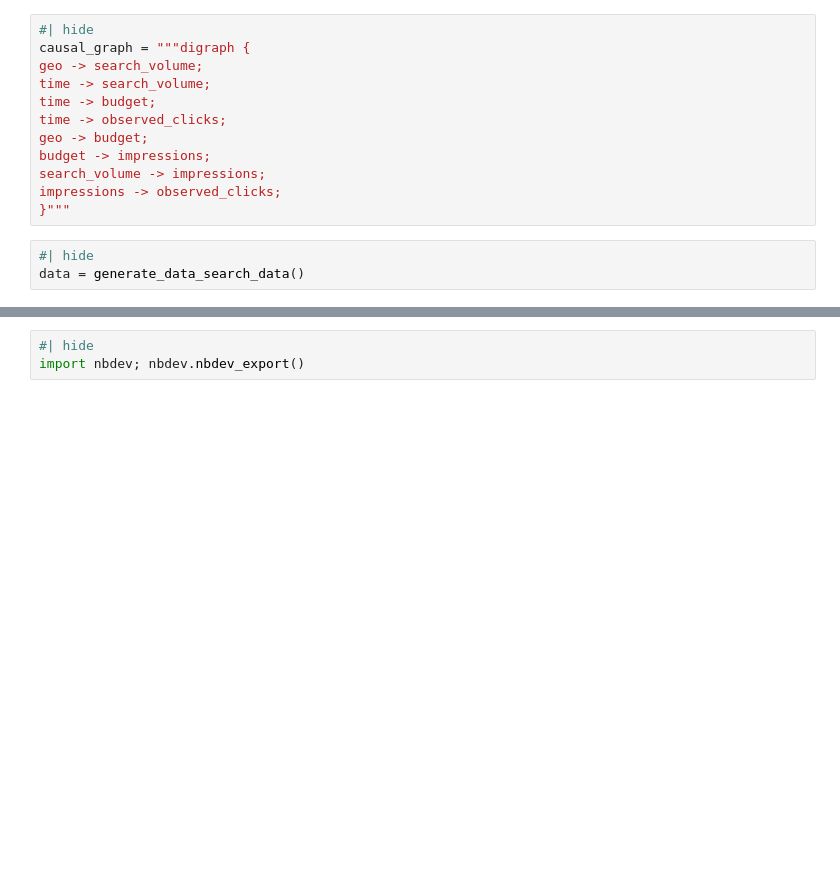
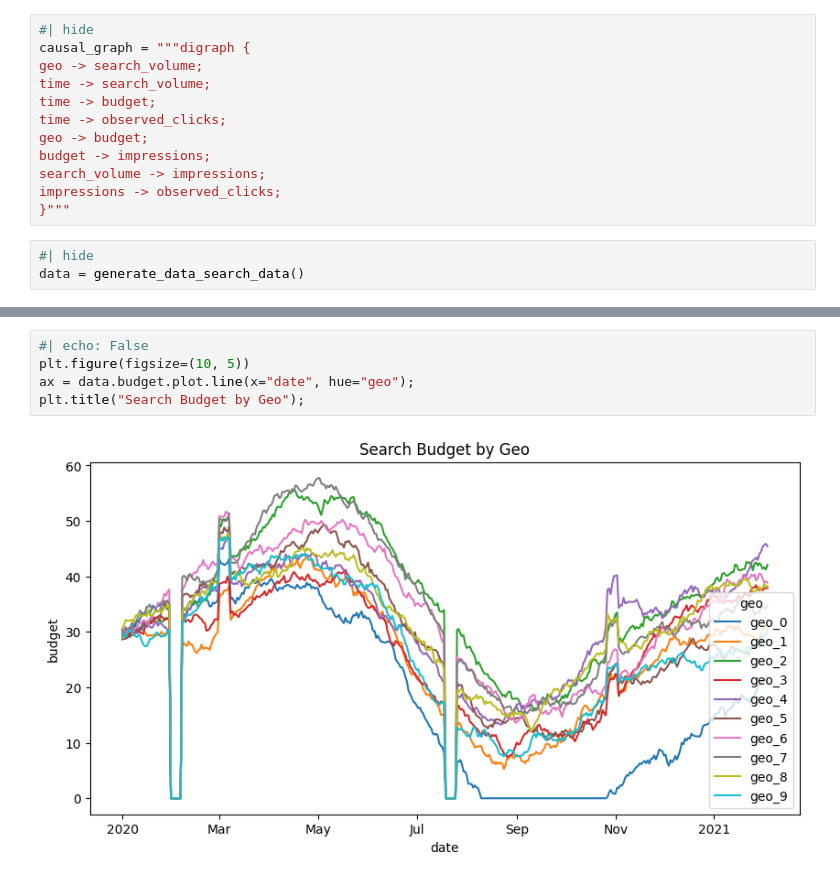
Before and after one commit to redam94/search-forecast, a Jupyter notebook: nbs/examples/00_search_prediction.ipynb, the cells around one changed output, grey strips where cells are left out. Saved outputs shown, nothing was run; the diff lists cells and outputs as text; blank space fills up the shorter version.

```diff
--- a/nbs/examples/00_search_prediction.ipynb
+++ b/nbs/examples/00_search_prediction.ipynb
@@ -64,3 +69,7 @@ model.view_model()
-# %%
-#| hide
-import nbdev; nbdev.nbdev_export()
+# %%
+#| echo: False
+plt.figure(figsize=(10, 5))
+ax = data.budget.plot.line(x="date", hue="geo");
+plt.title("Search Budget by Geo");
+# %% [output]
+[figure, added]
```
Also changed, not shown: parts of 12 cells of this notebook, 14 other files.
